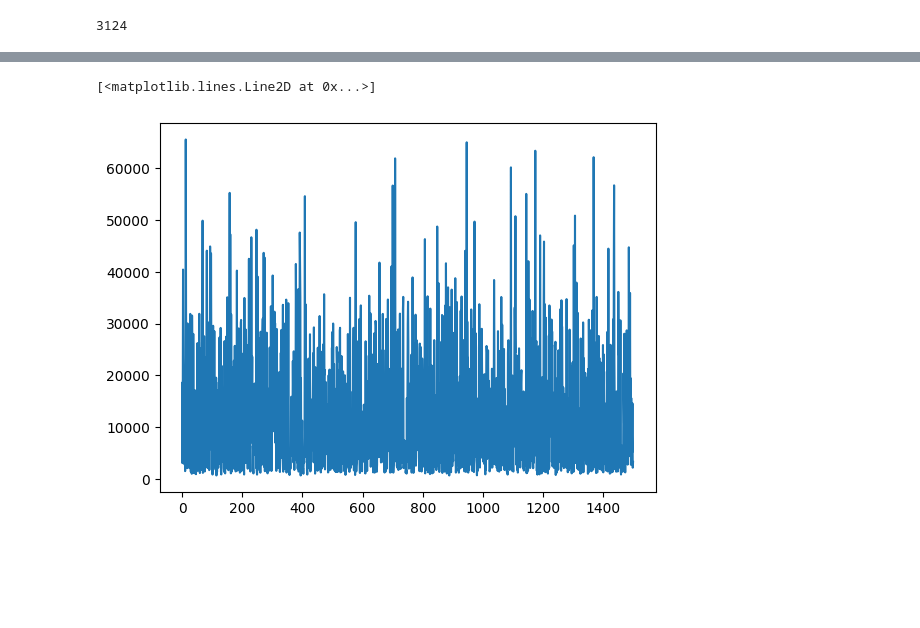
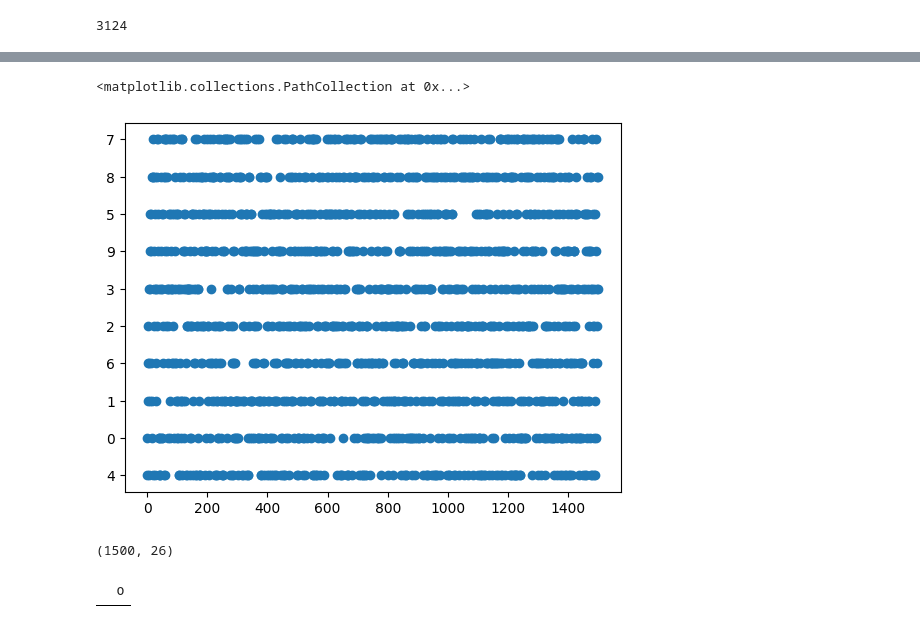
Before and after one commit to MateoRivera/Data-science-lab---Laboratories, a Jupyter notebook: Laboratory 7/Aleja.ipynb, the cells around one changed output, grey strips where cells are left out. Saved outputs shown, nothing was run; the diff lists cells and outputs as text; code cells hidden in the pictures; blank space fills up the shorter version.

```diff
--- a/Laboratory 7/Aleja.ipynb
+++ b/Laboratory 7/Aleja.ipynb
@@ -41,0 +90,9 @@ df.head()#The numbers represents the amplitude in the time
+# %%
+plt.scatter(range(len(labels)),labels)
+# %% [output]
+<matplotlib.collections.PathCollection at 0x...>
+[figure, added]
+# %%
+df.shape
+# %% [output]
+(1500, 26)
@@ -42 +101,5 @@ df.head()#The numbers represents the amplitude in the time
+# %%
+null[null[0]!=0] #There are null data
+# %% [output]
+|  | 0 |
 # %%
@@ -48,5 +106,0 @@ range=ana.loc['max']-ana.loc['min']
-# %%
-plt.plot(range) #The range of the data are really diferent
-# %% [output]
-[<matplotlib.lines.Line2D at 0x...>]
-[figure, removed]
```
Also changed, not shown: parts of 42 cells of this notebook, 6 other files.
